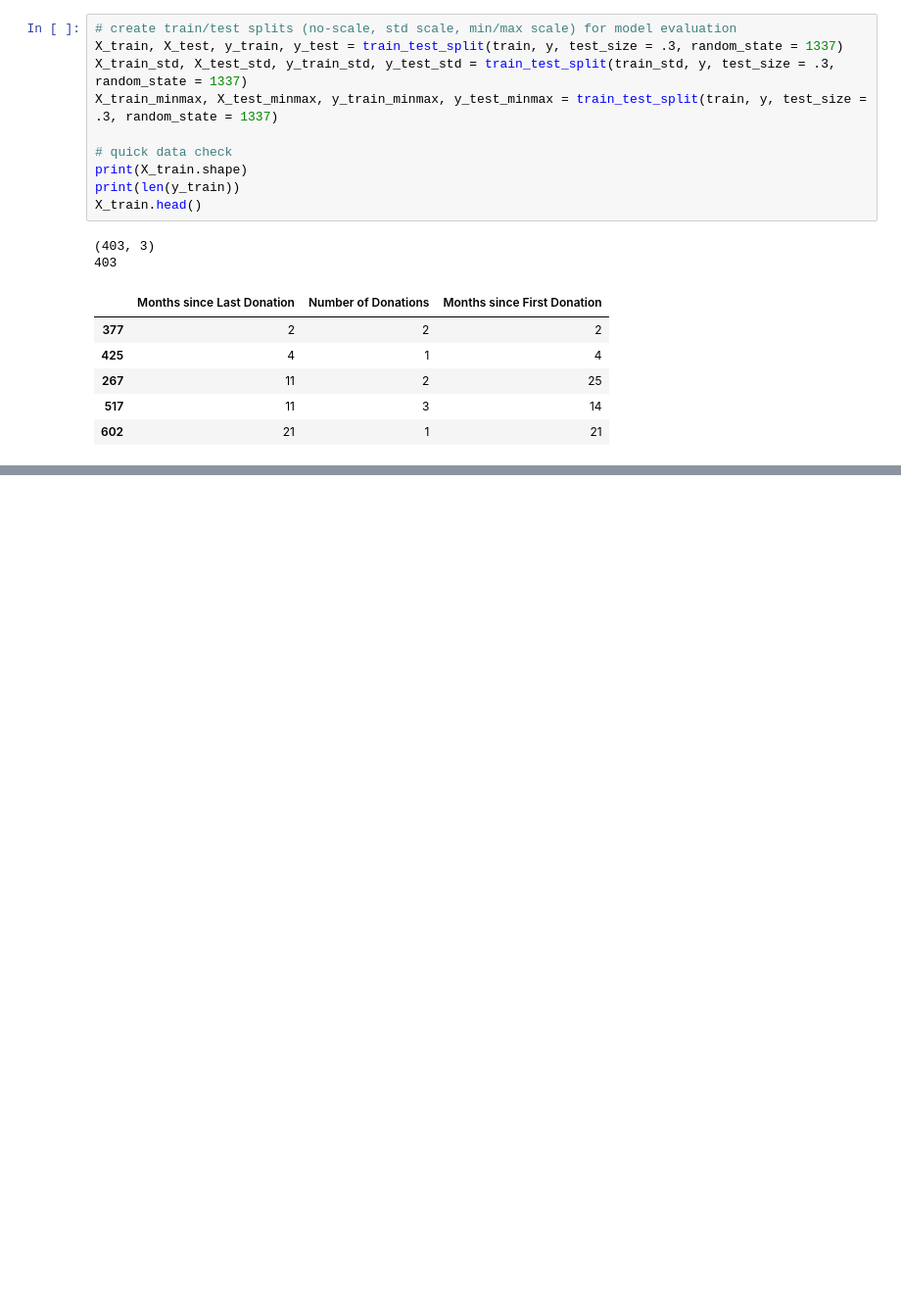
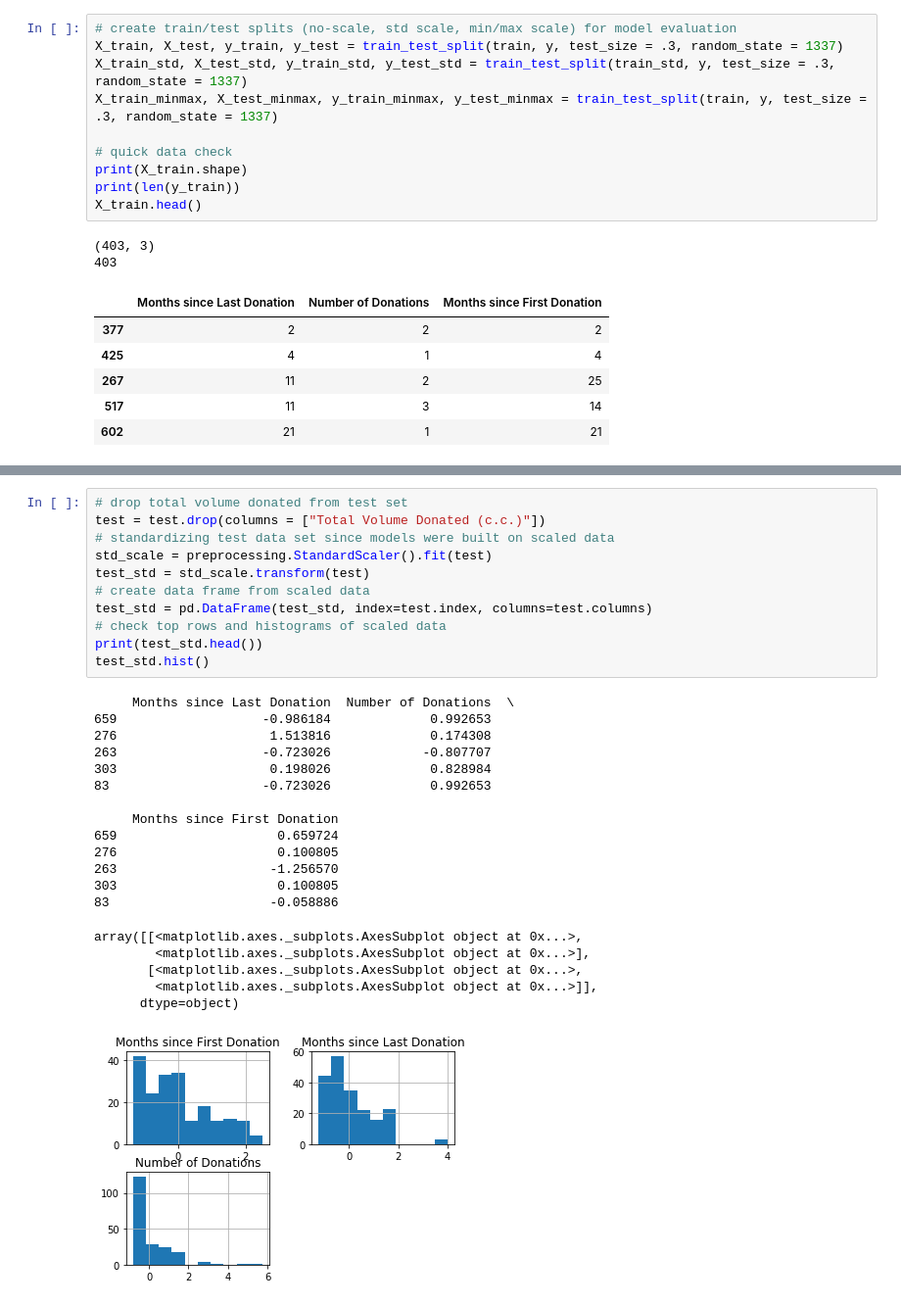
Before and after one commit to adamsjt13/Data-Projects, a Jupyter notebook: Blood Donors/blood_donors_drivendata_2.ipynb, the cells around one changed output, grey strips where cells are left out. Shown: that part at 98% size. Cells and saved outputs as stored; diff of their text form; blank space fills up the shorter version.

Commit message:
Model Tuning and Predictions

```diff
--- a/Blood Donors/blood_donors_drivendata_2.ipynb
+++ b/Blood Donors/blood_donors_drivendata_2.ipynb
@@ -248,0 +379,31 @@ Min/max scaling:  0.5460510983313758
+# %%
+# drop total volume donated from test set
+test = test.drop(columns = ["Total Volume Donated (c.c.)"])
+# standardizing test data set since models were built on scaled data
+std_scale = preprocessing.StandardScaler().fit(test)
+test_std = std_scale.transform(test)
+# create data frame from scaled data
+test_std = pd.DataFrame(test_std, index=test.index, columns=test.columns)
+# check top rows and histograms of scaled data
+print(test_std.head())
+test_std.hist()
+# %% [output]
+     Months since Last Donation  Number of Donations  \
+659                   -0.986184             0.992653
+276                    1.513816             0.174308
+263                   -0.723026            -0.807707
+303                    0.198026             0.828984
+83                    -0.723026             0.992653
+
+     Months since First Donation
+659                     0.659724
+276                     0.100805
+263                    -1.256570
+303                     0.100805
+83                     -0.058886
+array([[<matplotlib.axes._subplots.AxesSubplot object at 0x...>,
+        <matplotlib.axes._subplots.AxesSubplot object at 0x...>],
+       [<matplotlib.axes._subplots.AxesSubplot object at 0x...>,
+        <matplotlib.axes._subplots.AxesSubplot object at 0x...>]],
+      dtype=object)
+[figure, added]
```
Also changed, not shown: parts of 18 cells of this notebook.
